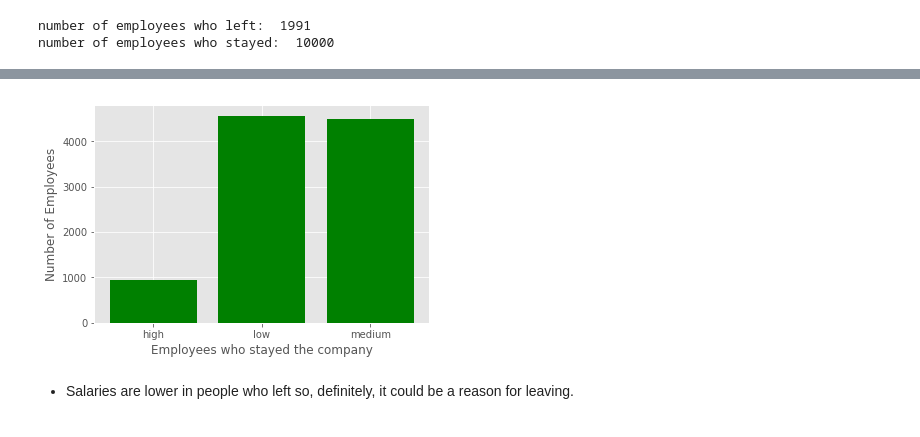
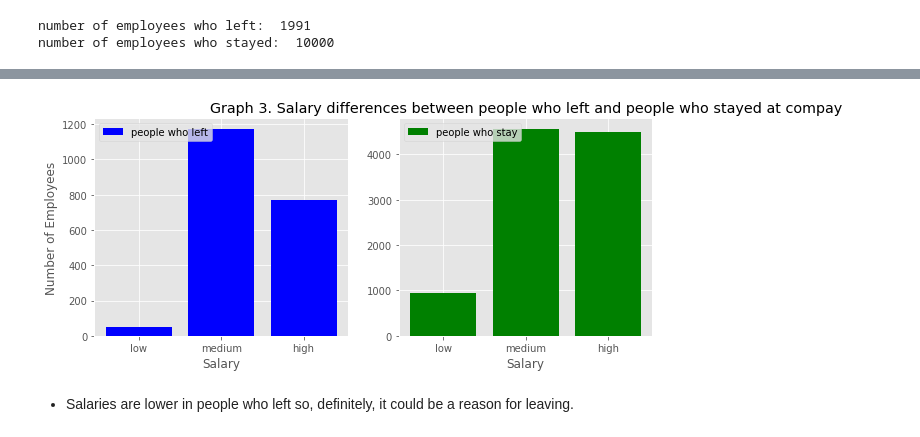
Before and after one commit to MariaGamero/TFM-ReasonsforEmployeeTurnover, a Jupyter notebook: 0.DataScrubbing.ipynb, the cells around one changed output, grey strips where cells are left out. Saved outputs shown, nothing was run; the diff lists cells and outputs as text; code cells hidden in the pictures.

```diff
--- a/0.DataScrubbing.ipynb
+++ b/0.DataScrubbing.ipynb
@@ -335,13 +325,28 @@ plt.show()
-# %%
-#salaries of people who stay
-salary_people_who_stayed = people_who_stay.groupby('salary')['left'].count().reset_index()
-#graph:
-plt.bar(salary_people_who_stayed.salary, salary_people_who_stayed.left,color='green')
-plt.xlabel('Employees who stayed the company')
-plt.ylabel('Number of Employees')
-plt.show()
-# %% [output]
-[figure, removed]
+# %%
+#graph:
+
+X= people_who_leave['salary'].unique()
+Y1 = people_who_leave.groupby('salary')['left'].count().reset_index()['left'] #salaries of people who left
+Y2 = people_who_stay.groupby('salary')['left'].count().reset_index()['left'] #salaries of people who stay
+
+figure,axs = plt.subplots(ncols=2)
+
+axs[0].bar(X,Y1,color='blue')
+axs[1].bar(X,Y2,color='green')
+axs[0].set_ylabel('Number of Employees')
+axs[0].set_xlabel('Salary')
+axs[1].set_xlabel('Salary')
+
+figure.set_size_inches(10,4)
+
+axs[0].legend(['people who left'],loc='upper left')
+axs[1].legend(['people who stay'])
+
+plt.title('Graph 3. Salary differences between people who left and people who stayed at compay')
+
+plt.show()
+# %% [output]
+[figure, added]
 # %% [markdown]
 * Salaries are lower in people who left so, definitely, it could be a reason for leaving.
 # %% [markdown]
```
Also changed, not shown: parts of 18 cells of this notebook.
